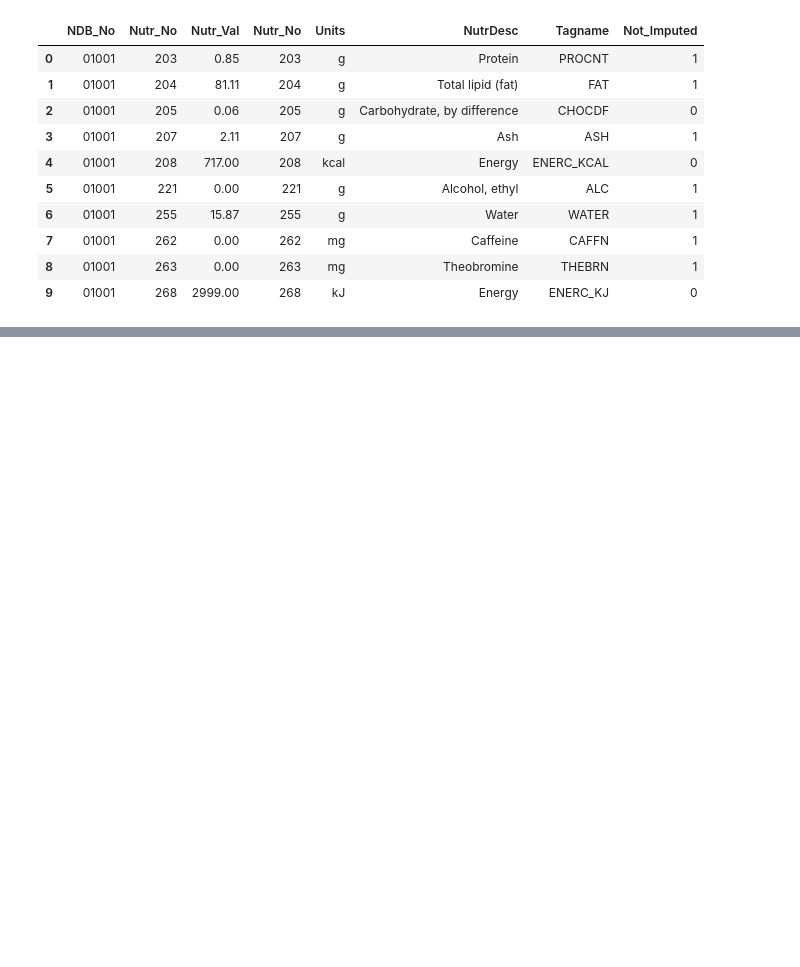
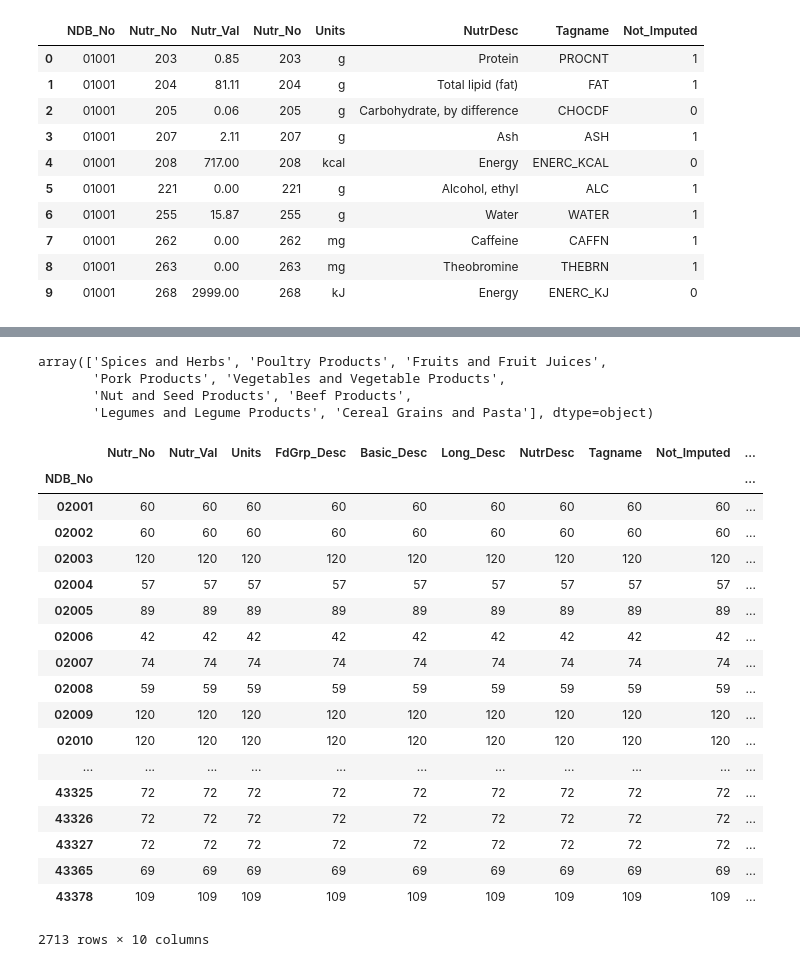
Before and after one commit to AnotherGuitar/DSI-SF-4-anotherguitar, a Jupyter notebook: projects/Capstone Stuff/EDA.ipynb, the cells around one changed output, grey strips where cells are left out. Saved outputs shown, nothing was run; the diff lists cells and outputs as text; code cells hidden in the pictures; blank space fills up the shorter version.

```diff
--- a/projects/Capstone Stuff/EDA.ipynb
+++ b/projects/Capstone Stuff/EDA.ipynb
@@ -431,3 +453,32 @@ usda.head()
 | 2 | 02001 | A0113 | 0200 | Spices and Herbs | SPICE OR HERB (US CFR) | Spices, allspice, ground |  | 02001 | 205 | ... |
 | 3 | 02001 | A0113 | 0200 | Spices and Herbs | SPICE OR HERB (US CFR) | Spices, allspice, ground |  | 02001 | 207 | ... |
 | 4 | 02001 | A0113 | 0200 | Spices and Herbs | SPICE OR HERB (US CFR) | Spices, allspice, ground |  | 02001 | 208 | ... |
+# %%
+usda.FdGrp_Desc.unique()
+# %% [output]
+array(['Spices and Herbs', 'Poultry Products', 'Fruits and Fruit Juices',
+       'Pork Products', 'Vegetables and Vegetable Products',
+       'Nut and Seed Products', 'Beef Products',
+       'Legumes and Legume Products', 'Cereal Grains and Pasta'], dtype=object)
+# %%
+usda.groupby('NDB_No').count()
+# %% [output]
+|  | Nutr_No | Nutr_Val | Units | FdGrp_Desc | Basic_Desc | Long_Desc | NutrDesc | Tagname | Not_Imputed | ... |
+| NDB_No |  |  |  |  |  |  |  |  |  | ... |
+| 02001 | 60 | 60 | 60 | 60 | 60 | 60 | 60 | 60 | 60 | ... |
+| 02002 | 60 | 60 | 60 | 60 | 60 | 60 | 60 | 60 | 60 | ... |
+| 02003 | 120 | 120 | 120 | 120 | 120 | 120 | 120 | 120 | 120 | ... |
+| 02004 | 57 | 57 | 57 | 57 | 57 | 57 | 57 | 57 | 57 | ... |
+| 02005 | 89 | 89 | 89 | 89 | 89 | 89 | 89 | 89 | 89 | ... |
+| 02006 | 42 | 42 | 42 | 42 | 42 | 42 | 42 | 42 | 42 | ... |
+| 02007 | 74 | 74 | 74 | 74 | 74 | 74 | 74 | 74 | 74 | ... |
+| 02008 | 59 | 59 | 59 | 59 | 59 | 59 | 59 | 59 | 59 | ... |
+| 02009 | 120 | 120 | 120 | 120 | 120 | 120 | 120 | 120 | 120 | ... |
+| 02010 | 120 | 120 | 120 | 120 | 120 | 120 | 120 | 120 | 120 | ... |
+| ... | ... | ... | ... | ... | ... | ... | ... | ... | ... | ... |
+| 43325 | 72 | 72 | 72 | 72 | 72 | 72 | 72 | 72 | 72 | ... |
+| 43326 | 72 | 72 | 72 | 72 | 72 | 72 | 72 | 72 | 72 | ... |
+| 43327 | 72 | 72 | 72 | 72 | 72 | 72 | 72 | 72 | 72 | ... |
+| 43365 | 69 | 69 | 69 | 69 | 69 | 69 | 69 | 69 | 69 | ... |
+| 43378 | 109 | 109 | 109 | 109 | 109 | 109 | 109 | 109 | 109 | ... |
+2713 rows × 10 columns
```
Also changed, not shown: parts of 3 cells of this notebook.
